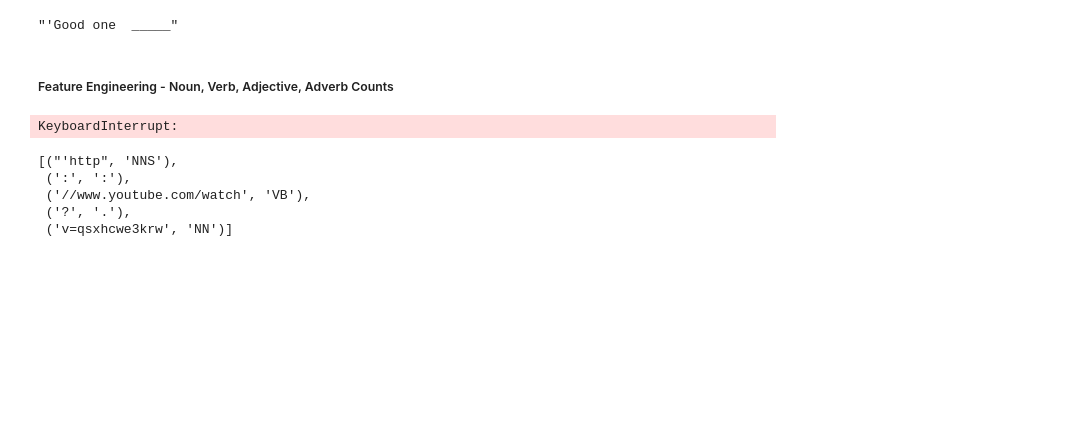
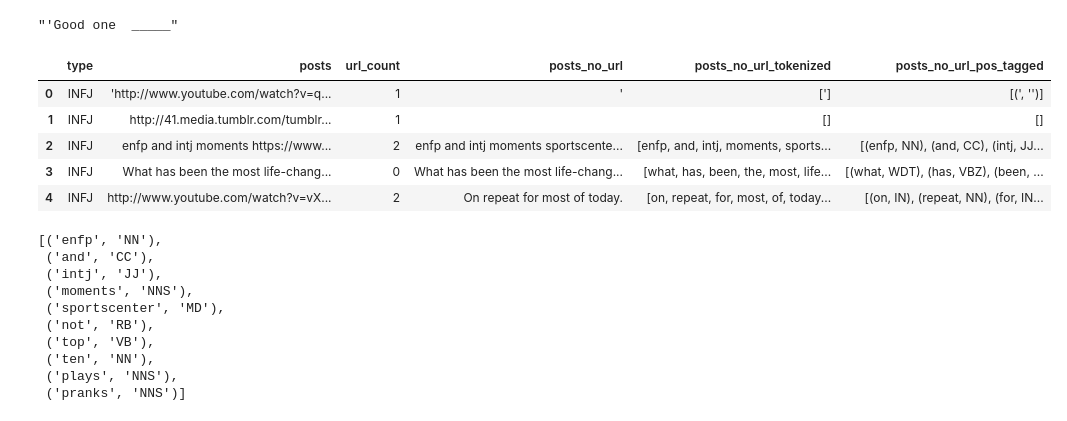
Before and after one commit to slouie88/myers_briggs_personalities, a Jupyter notebook: myers_briggs_eda.ipynb, the cells around one changed output. Saved outputs shown, nothing was run; the diff lists cells and outputs as text; code cells hidden in the pictures; blank space fills up the shorter version.

```diff
--- a/myers_briggs_eda.ipynb
+++ b/myers_briggs_eda.ipynb
@@ -324,8 +346,6 @@ online_posts_df["posts"].iloc[100]
 online_posts_df["posts_no_url"].iloc[100]
 # %% [output]
 "'Good one  _____"
-# %% [markdown]
-##### Feature Engineering - Noun, Verb, Adjective, Adverb Counts
 # %%
 def pos_tag_posts(df: pd.DataFrame, posts_col: str = "posts_no_url") -> pd.DataFrame:
     """ Given an input pandas DataFrame with a column of online posts, perform POS tagging on the posts and return a DataFrame with a column that contains the POS tagged posts.
@@ -341,17 +361,26 @@ def pos_tag_posts(df: pd.DataFrame, posts_col: str = "posts_no_url") -> pd.DataF
     df["posts_no_url_pos_tagged"] = df["posts_no_url_tokenized"].apply(nltk.pos_tag)
 
     return df
-# %%
-online_posts_df["posts_no_url_tokenized"] = online_posts_df["posts_no_url"].str.lower().apply(nltk.word_tokenize)
-online_posts_df["posts_no_url_pos_tagged"] = online_posts_df["posts_no_url_tokenized"].apply(nltk.pos_tag)
-online_posts_df.head()
-# %% [output]
-KeyboardInterrupt:
+# %%
+online_posts_df = pos_tag_posts(online_posts_df)
+online_posts_df.head()
+# %% [output]
+|  | type | posts | url_count | posts_no_url | posts_no_url_tokenized | posts_no_url_pos_tagged |
+| 0 | INFJ | 'http://www.youtube.com/watch?v=q... | 1 | ' | ['] | [(', '')] |
+| 1 | INFJ | http://41.media.tumblr.com/tumblr... | 1 |  | [] | [] |
+| 2 | INFJ | enfp and intj moments https://www... | 2 | enfp and intj moments sportscente... | [enfp, and, intj, moments, sports... | [(enfp, NN), (and, CC), (intj, JJ... |
+| 3 | INFJ | What has been the most life-chang... | 0 | What has been the most life-chang... | [what, has, been, the, most, life... | [(what, WDT), (has, VBZ), (been, ... |
+| 4 | INFJ | http://www.youtube.com/watch?v=vX... | 2 | On repeat for most of today. | [on, repeat, for, most, of, today... | [(on, IN), (repeat, NN), (for, IN... |
 # %%
-online_posts_df["pos_tagged"].iloc[0]
+online_posts_df["posts_no_url_pos_tagged"].iloc[2]
 # %% [output]
-[("'http", 'NNS'),
- (':', ':'),
- ('//www.youtube.com/watch', 'VB'),
- ('?', '.'),
- ('v=qsxhcwe3krw', 'NN')]
+[('enfp', 'NN'),
+ ('and', 'CC'),
+ ('intj', 'JJ'),
+ ('moments', 'NNS'),
+ ('sportscenter', 'MD'),
+ ('not', 'RB'),
+ ('top', 'VB'),
+ ('ten', 'NN'),
+ ('plays', 'NNS'),
+ ('pranks', 'NNS')]
```
Also changed, not shown: parts of 10 cells of this notebook.
